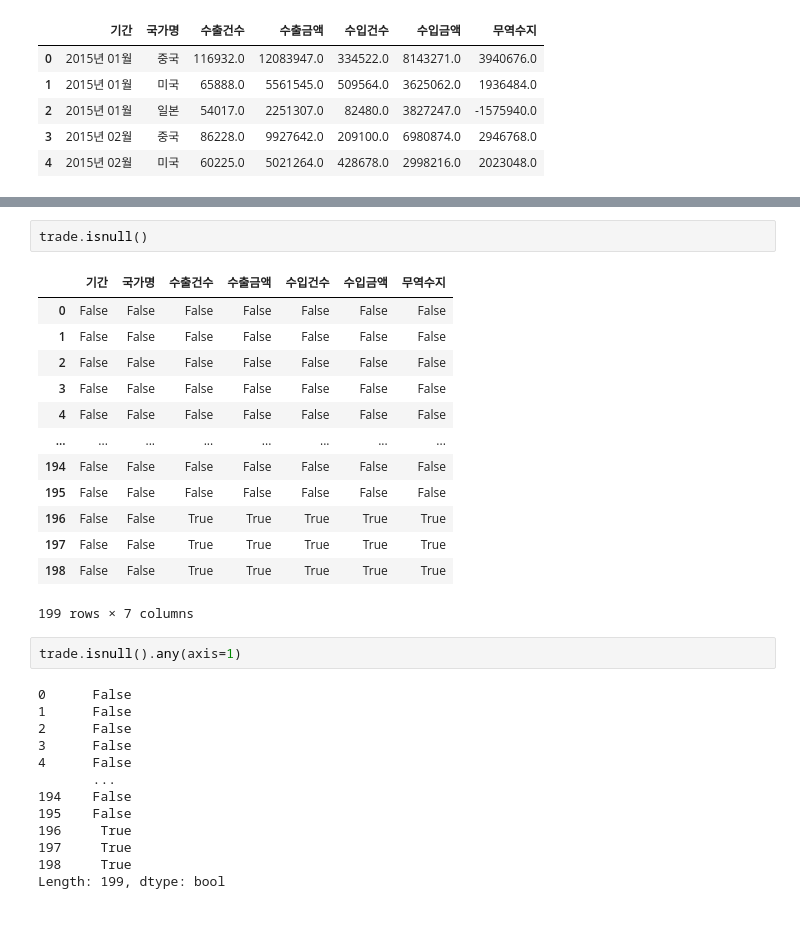
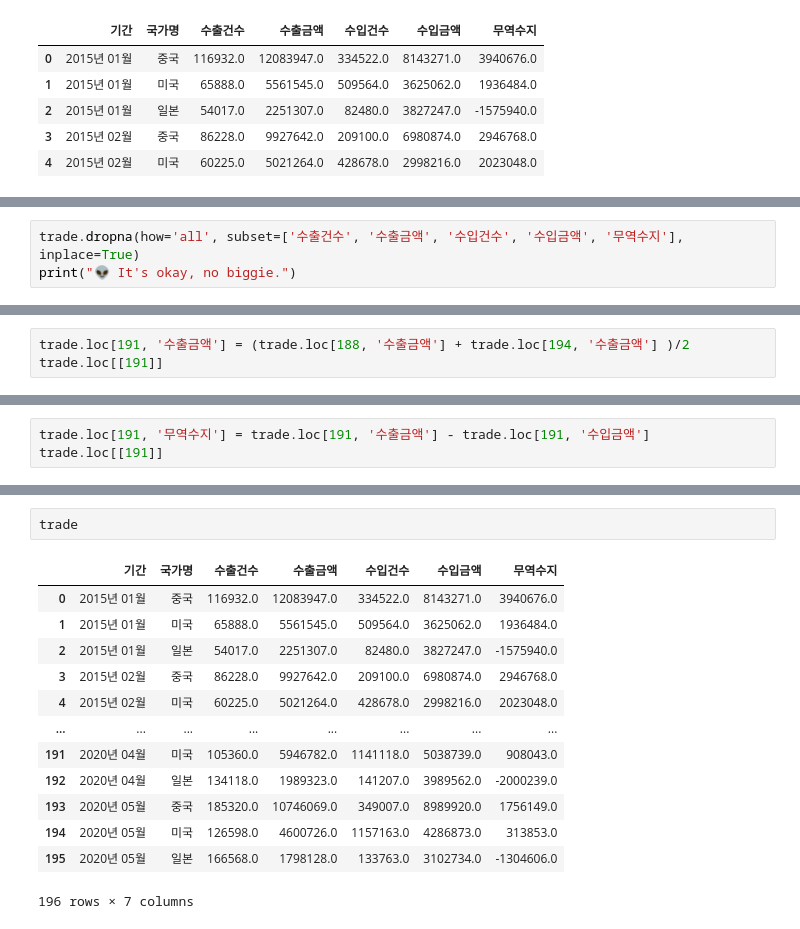
Before and after one commit to eunichoi/aiiffel_sba, a Jupyter notebook: 14. 다양한 데이터 전처리 기법.ipynb, the cells around one changed output, grey strips where cells are left out. Saved outputs shown, nothing was run; the diff lists cells and outputs as text.

```diff
--- a/14. 다양한 데이터 전처리 기법.ipynb
+++ b/14. 다양한 데이터 전처리 기법.ipynb
@@ -107,0 +164,3 @@ trade.head()
+# %%
+trade.dropna(how='all', subset=['수출건수', '수출금액', '수입건수', '수입금액', '무역수지'], inplace=True)
+print("👽 It's okay, no biggie.")
@@ -107,0 +193,3 @@ trade.head()
+# %%
+trade.loc[191, '수출금액'] = (trade.loc[188, '수출금액'] + trade.loc[194, '수출금액'] )/2
+trade.loc[[191]]
@@ -107,0 +199,3 @@ trade.head()
+# %%
+trade.loc[191, '무역수지'] = trade.loc[191, '수출금액'] - trade.loc[191, '수입금액']
+trade.loc[[191]]
@@ -108,31 +223,16 @@ trade.head()
 # %%
-trade.isnull()
+trade
 # %% [output]
 |  | 기간 | 국가명 | 수출건수 | 수출금액 | 수입건수 | 수입금액 | 무역수지 |
-| 0 | False | False | False | False | False | False | False |
-| 1 | False | False | False | False | False | False | False |
-| 2 | False | False | False | False | False | False | False |
-| 3 | False | False | False | False | False | False | False |
-| 4 | False | False | False | False | False | False | False |
+| 0 | 2015년 01월 | 중국 | 116932.0 | 12083947.0 | 334522.0 | 8143271.0 | 3940676.0 |
+| 1 | 2015년 01월 | 미국 | 65888.0 | 5561545.0 | 509564.0 | 3625062.0 | 1936484.0 |
+| 2 | 2015년 01월 | 일본 | 54017.0 | 2251307.0 | 82480.0 | 3827247.0 | -1575940.0 |
+| 3 | 2015년 02월 | 중국 | 86228.0 | 9927642.0 | 209100.0 | 6980874.0 | 2946768.0 |
+| 4 | 2015년 02월 | 미국 | 60225.0 | 5021264.0 | 428678.0 | 2998216.0 | 2023048.0 |
 | ... | ... | ... | ... | ... | ... | ... | ... |
-| 194 | False | False | False | False | False | False | False |
-| 195 | False | False | False | False | False | False | False |
-| 196 | False | False | True | True | True | True | True |
-| 197 | False | False | True | True | True | True | True |
-| 198 | False | False | True | True | True | True | True |
+| 191 | 2020년 04월 | 미국 | 105360.0 | 5946782.0 | 1141118.0 | 5038739.0 | 908043.0 |
+| 192 | 2020년 04월 | 일본 | 134118.0 | 1989323.0 | 141207.0 | 3989562.0 | -2000239.0 |
+| 193 | 2020년 05월 | 중국 | 185320.0 | 10746069.0 | 349007.0 | 8989920.0 | 1756149.0 |
+| 194 | 2020년 05월 | 미국 | 126598.0 | 4600726.0 | 1157163.0 | 4286873.0 | 313853.0 |
+| 195 | 2020년 05월 | 일본 | 166568.0 | 1798128.0 | 133763.0 | 3102734.0 | -1304606.0 |
-199 rows × 7 columns
+196 rows × 7 columns
-# %%
-trade.isnull().any(axis=1)
-# %% [output]
-0      False
-1      False
-2      False
-3      False
-4      False
-       ...
-194    False
-195    False
-196     True
-197     True
-198     True
-Length: 199, dtype: bool
```
Also changed, not shown: parts of 69 cells of this notebook, 1 other file.
